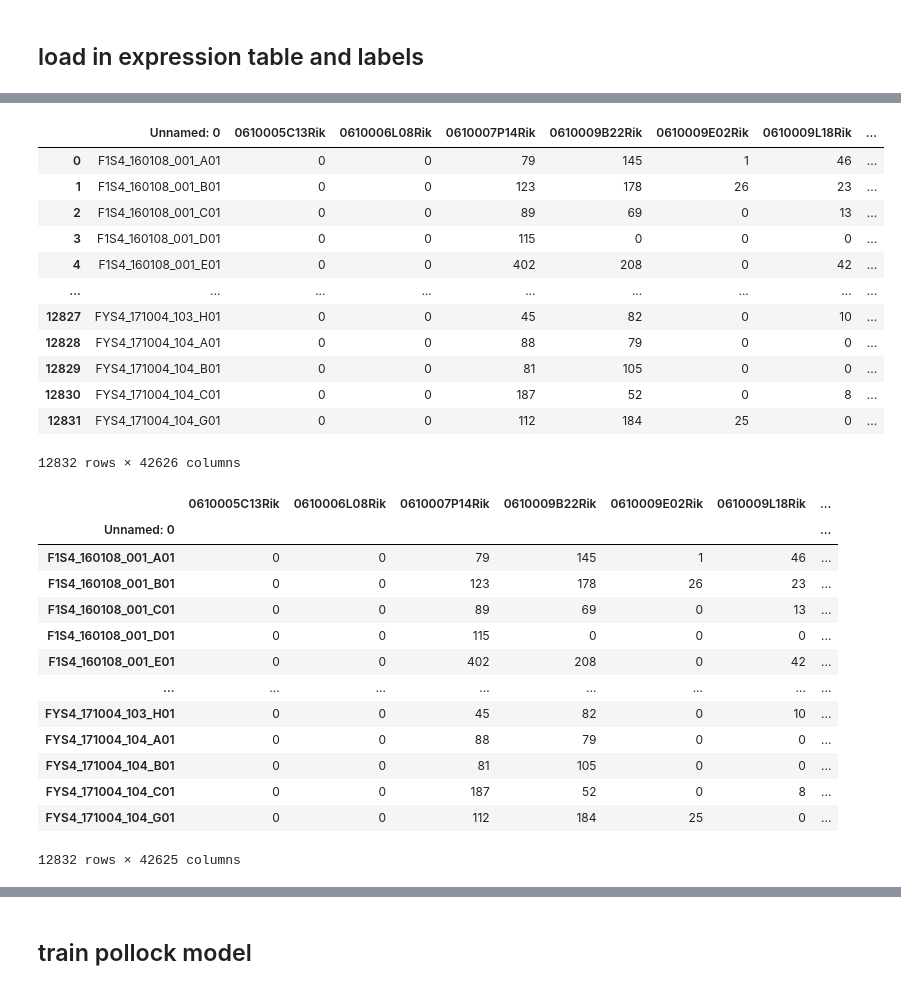
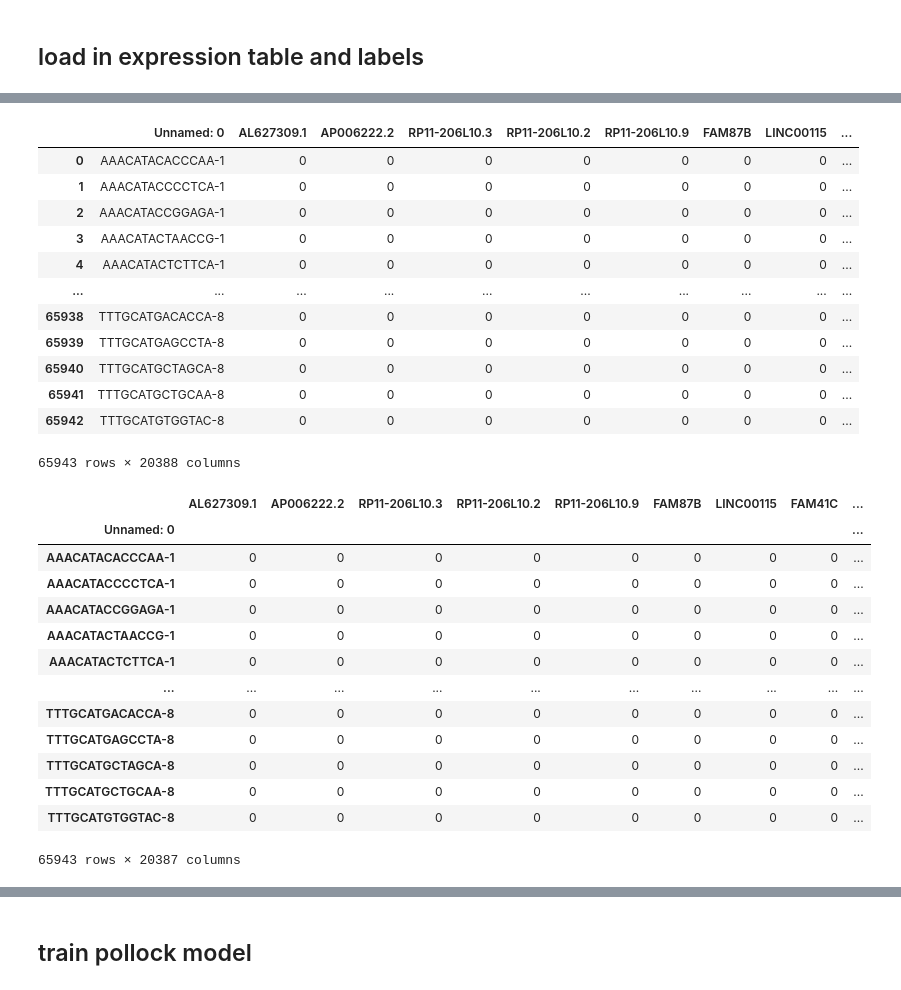
Before and after one commit to ding-lab/pollock, a Jupyter notebook: notebooks/example_from_expression_table.ipynb, the cells around one changed output, grey strips where cells are left out. Saved outputs shown, nothing was run; the diff lists cells and outputs as text; code cells hidden in the pictures.

```diff
--- a/notebooks/example_from_expression_table.ipynb
+++ b/notebooks/example_from_expression_table.ipynb
@@ -20,9 +65,12 @@ import pollock.models.analysis as pollock_analysis
 # %% [markdown]
 ## load in expression table and labels
+# %%
+expression_fp = '/home/estorrs/data/single_cell_classification/Intra-dataset/Zheng 68K/Filtered_68K_PBMC_data.csv'
+label_fp = '/home/estorrs/data/single_cell_classification/Intra-dataset/Zheng 68K/Labels.csv'
 # %%
 %%time
 expression_df = pd.read_csv(
-    '/home/estorrs/data/single_cell_classification/Intra-dataset/AMB/Filtered_mouse_allen_brain_data.csv',
+    expression_fp,
     sep=',')
 expression_df
 # %% [output]
@@ -29,33 +79,33 @@ expression_df
-|  | Unnamed: 0 | 0610005C13Rik | 0610006L08Rik | 0610007P14Rik | 0610009B22Rik | 0610009E02Rik | 0610009L18Rik | ... |
-| 0 | F1S4_160108_001_A01 | 0 | 0 | 79 | 145 | 1 | 46 | ... |
-| 1 | F1S4_160108_001_B01 | 0 | 0 | 123 | 178 | 26 | 23 | ... |
-| 2 | F1S4_160108_001_C01 | 0 | 0 | 89 | 69 | 0 | 13 | ... |
-| 3 | F1S4_160108_001_D01 | 0 | 0 | 115 | 0 | 0 | 0 | ... |
-| 4 | F1S4_160108_001_E01 | 0 | 0 | 402 | 208 | 0 | 42 | ... |
-| ... | ... | ... | ... | ... | ... | ... | ... | ... |
-| 12827 | FYS4_171004_103_H01 | 0 | 0 | 45 | 82 | 0 | 10 | ... |
-| 12828 | FYS4_171004_104_A01 | 0 | 0 | 88 | 79 | 0 | 0 | ... |
-| 12829 | FYS4_171004_104_B01 | 0 | 0 | 81 | 105 | 0 | 0 | ... |
-| 12830 | FYS4_171004_104_C01 | 0 | 0 | 187 | 52 | 0 | 8 | ... |
-| 12831 | FYS4_171004_104_G01 | 0 | 0 | 112 | 184 | 25 | 0 | ... |
+|  | Unnamed: 0 | AL627309.1 | AP006222.2 | RP11-206L10.3 | RP11-206L10.2 | RP11-206L10.9 | FAM87B | LINC00115 | ... |
+| 0 | AAACATACACCCAA-1 | 0 | 0 | 0 | 0 | 0 | 0 | 0 | ... |
+| 1 | AAACATACCCCTCA-1 | 0 | 0 | 0 | 0 | 0 | 0 | 0 | ... |
+| 2 | AAACATACCGGAGA-1 | 0 | 0 | 0 | 0 | 0 | 0 | 0 | ... |
+| 3 | AAACATACTAACCG-1 | 0 | 0 | 0 | 0 | 0 | 0 | 0 | ... |
+| 4 | AAACATACTCTTCA-1 | 0 | 0 | 0 | 0 | 0 | 0 | 0 | ... |
+| ... | ... | ... | ... | ... | ... | ... | ... | ... | ... |
+| 65938 | TTTGCATGACACCA-8 | 0 | 0 | 0 | 0 | 0 | 0 | 0 | ... |
+| 65939 | TTTGCATGAGCCTA-8 | 0 | 0 | 0 | 0 | 0 | 0 | 0 | ... |
+| 65940 | TTTGCATGCTAGCA-8 | 0 | 0 | 0 | 0 | 0 | 0 | 0 | ... |
+| 65941 | TTTGCATGCTGCAA-8 | 0 | 0 | 0 | 0 | 0 | 0 | 0 | ... |
+| 65942 | TTTGCATGTGGTAC-8 | 0 | 0 | 0 | 0 | 0 | 0 | 0 | ... |
-12832 rows × 42626 columns
+65943 rows × 20388 columns
 # %%
 expression_df = expression_df.set_index('Unnamed: 0')
 expression_df
 # %% [output]
-|  | 0610005C13Rik | 0610006L08Rik | 0610007P14Rik | 0610009B22Rik | 0610009E02Rik | 0610009L18Rik | ... |
-| Unnamed: 0 |  |  |  |  |  |  | ... |
-| F1S4_160108_001_A01 | 0 | 0 | 79 | 145 | 1 | 46 | ... |
-| F1S4_160108_001_B01 | 0 | 0 | 123 | 178 | 26 | 23 | ... |
-| F1S4_160108_001_C01 | 0 | 0 | 89 | 69 | 0 | 13 | ... |
-| F1S4_160108_001_D01 | 0 | 0 | 115 | 0 | 0 | 0 | ... |
-| F1S4_160108_001_E01 | 0 | 0 | 402 | 208 | 0 | 42 | ... |
-| ... | ... | ... | ... | ... | ... | ... | ... |
-| FYS4_171004_103_H01 | 0 | 0 | 45 | 82 | 0 | 10 | ... |
-| FYS4_171004_104_A01 | 0 | 0 | 88 | 79 | 0 | 0 | ... |
-| FYS4_171004_104_B01 | 0 | 0 | 81 | 105 | 0 | 0 | ... |
-| FYS4_171004_104_C01 | 0 | 0 | 187 | 52 | 0 | 8 | ... |
-| FYS4_171004_104_G01 | 0 | 0 | 112 | 184 | 25 | 0 | ... |
+|  | AL627309.1 | AP006222.2 | RP11-206L10.3 | RP11-206L10.2 | RP11-206L10.9 | FAM87B | LINC00115 | FAM41C | ... |
+| Unnamed: 0 |  |  |  |  |  |  |  |  | ... |
+| AAACATACACCCAA-1 | 0 | 0 | 0 | 0 | 0 | 0 | 0 | 0 | ... |
+| AAACATACCCCTCA-1 | 0 | 0 | 0 | 0 | 0 | 0 | 0 | 0 | ... |
+| AAACATACCGGAGA-1 | 0 | 0 | 0 | 0 | 0 | 0 | 0 | 0 | ... |
+| AAACATACTAACCG-1 | 0 | 0 | 0 | 0 | 0 | 0 | 0 | 0 | ... |
+| AAACATACTCTTCA-1 | 0 | 0 | 0 | 0 | 0 | 0 | 0 | 0 | ... |
+| ... | ... | ... | ... | ... | ... | ... | ... | ... | ... |
+| TTTGCATGACACCA-8 | 0 | 0 | 0 | 0 | 0 | 0 | 0 | 0 | ... |
+| TTTGCATGAGCCTA-8 | 0 | 0 | 0 | 0 | 0 | 0 | 0 | 0 | ... |
+| TTTGCATGCTAGCA-8 | 0 | 0 | 0 | 0 | 0 | 0 | 0 | 0 | ... |
+| TTTGCATGCTGCAA-8 | 0 | 0 | 0 | 0 | 0 | 0 | 0 | 0 | ... |
+| TTTGCATGTGGTAC-8 | 0 | 0 | 0 | 0 | 0 | 0 | 0 | 0 | ... |
-12832 rows × 42625 columns
+65943 rows × 20387 columns
 # %%
 label_df = pd.read_csv(
```
Also changed, not shown: parts of 41 cells of this notebook, 2 other files.
